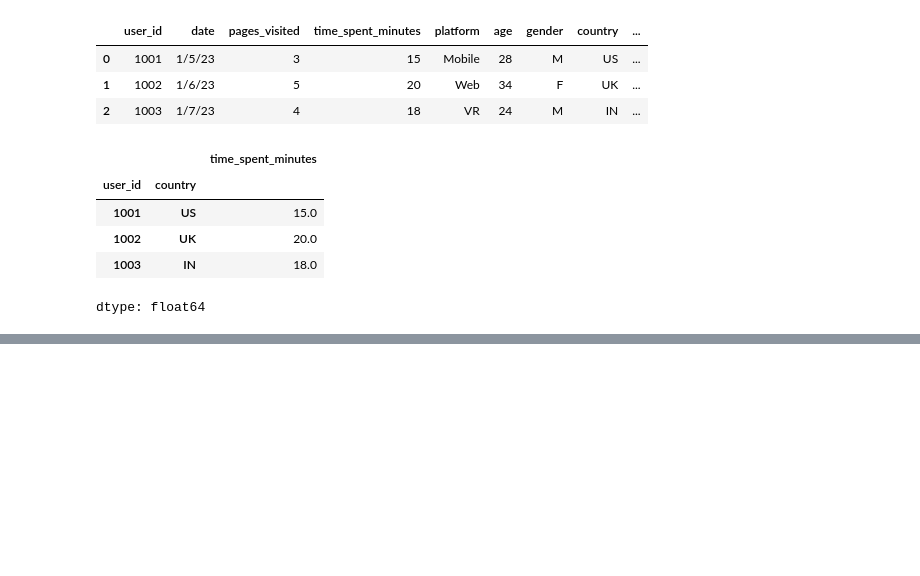
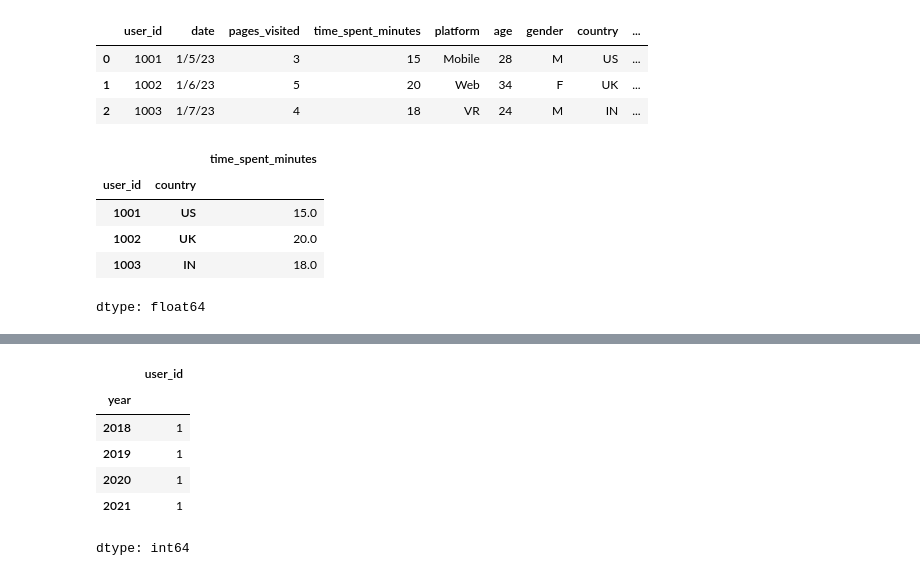
Before and after one commit to nehagovekar/Pandas_leetcode, a Jupyter notebook: Pandas_Practice_On_ProductCompanies.ipynb, the cells around one changed output, grey strips where cells are left out. Saved outputs shown, nothing was run; the diff lists cells and outputs as text; code cells hidden in the pictures; blank space fills up the shorter version.

```diff
--- a/Pandas_Practice_On_ProductCompanies.ipynb
+++ b/Pandas_Practice_On_ProductCompanies.ipynb
@@ -527,0 +546,10 @@ dtype: float64
+# %%
+df
+# %% [output]
+|  | user_id |
+| year |  |
+| 2018 | 1 |
+| 2019 | 1 |
+| 2020 | 1 |
+| 2021 | 1 |
+dtype: int64
```
Also changed, not shown: parts of 17 cells of this notebook.
